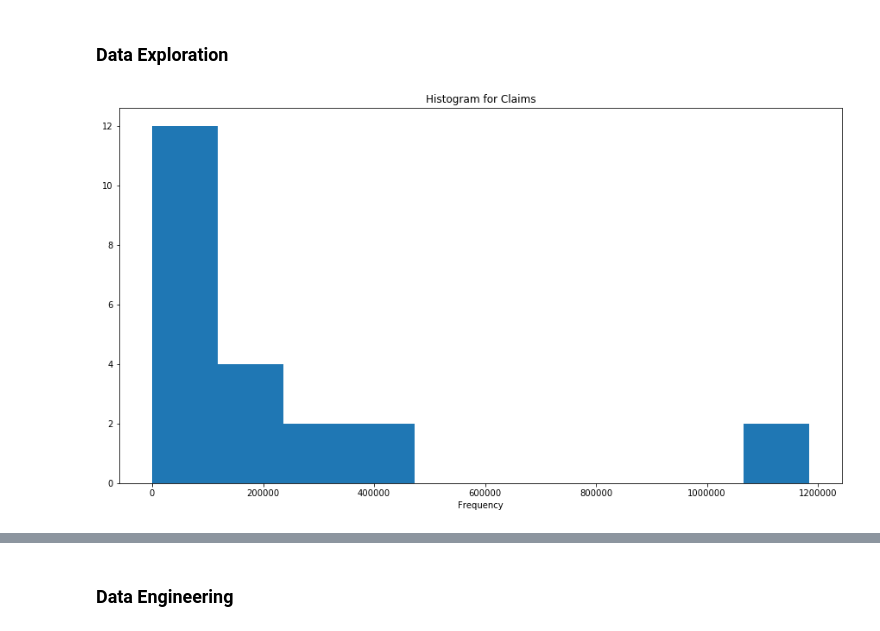
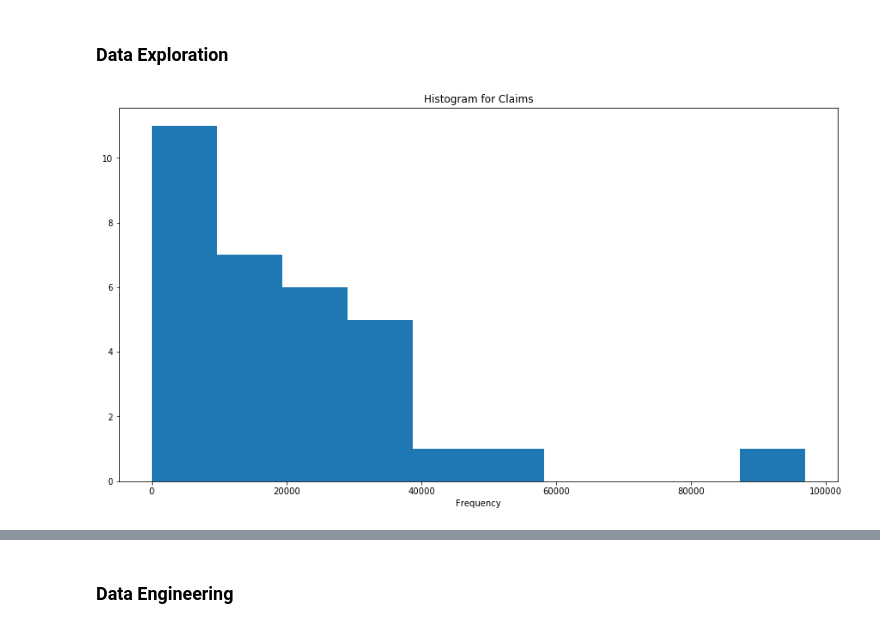
Before and after one commit to jasonMatney/IndianaRisk, a Jupyter notebook: Indiana Flood Risk - Deep Learning.ipynb, the cells around one changed output, grey strips where cells are left out. Cells and saved outputs as stored; diff of their text form; code cells hidden in the pictures.

```diff
--- a/Indiana Flood Risk - Deep Learning.ipynb
+++ b/Indiana Flood Risk - Deep Learning.ipynb
@@ -12,2 +13,2 @@ import seaborn as sns  #Seaborn is another powerful visulization library for Pyt
 # %%
-df = pd.read_excel("C:\\Users\jmatney\Documents\ML Research\data\IN_22HUCS_05062020.xlsx")
+df = pd.read_excel("C:\\Users\jmatney\Documents\GitHub\IndianaRIsk\data\IN_22HUCS_05062020_new.xlsx")
@@ -53,17 +39,17 @@ Shape of the Dataset: (22, 62)
 # %%
 #Import matplotlib, python most popular data visualizing library
 import matplotlib.pyplot as plt
 %matplotlib inline
 
 #Create a histogram to study the Daily Sales for the stores
 plt.figure(figsize=(15,8))
-plt.hist(df["claims_amt_paid_building_sum"])
+plt.hist(df["claims_total_building_insurance_coverage_avg"])
 plt.title("Histogram for Claims")
 plt.xlabel("bins")
 plt.xlabel("Frequency")
 plt.show()
 # %% [output]
-[figure, old version]
+[figure, new version]
 # %%
 #Use the  histogram function provided by the Pandas object
 #The function returns a cross-tab histogram plot for all numeric columns in the data
```
Also changed, not shown: parts of 57 cells of this notebook, 9 other files.
